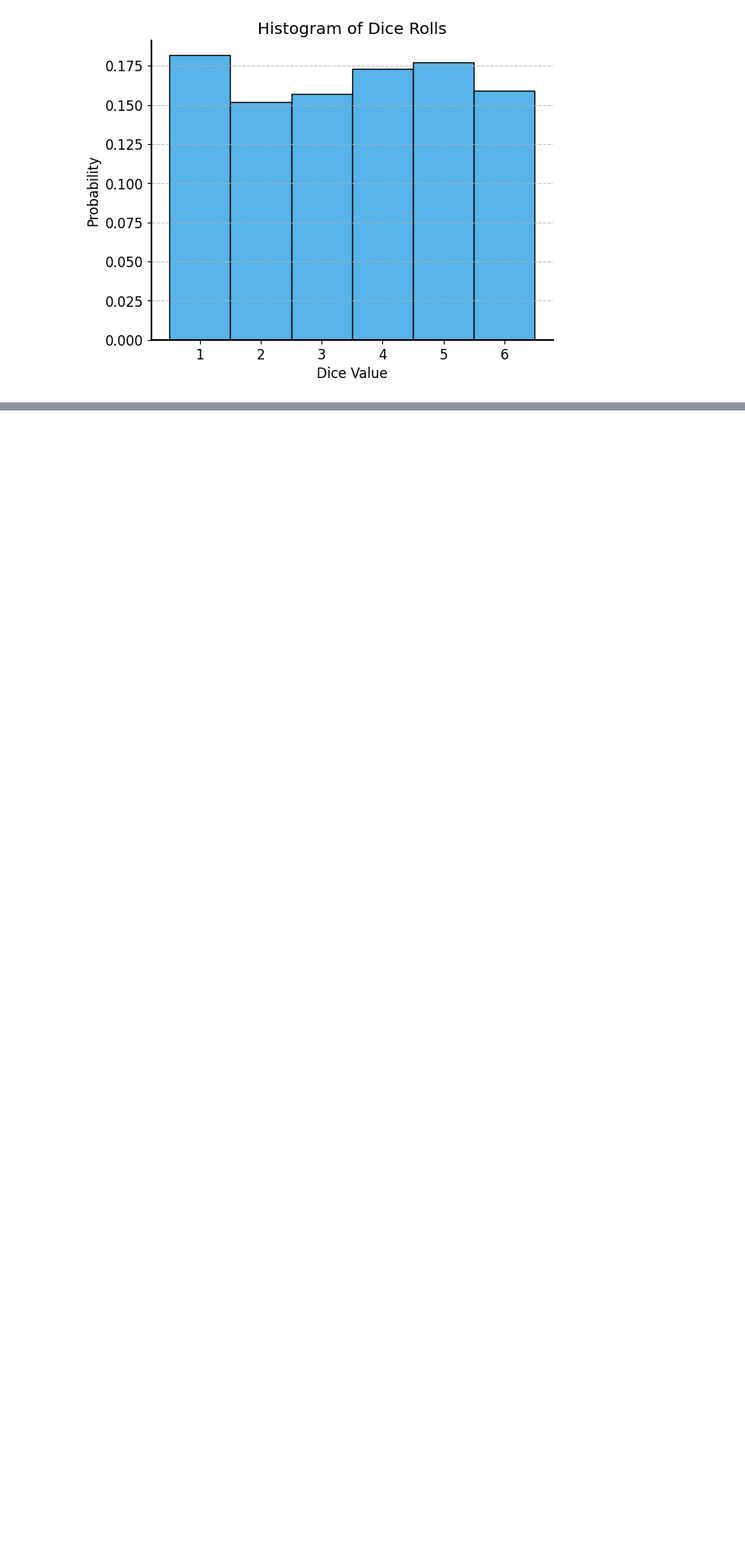
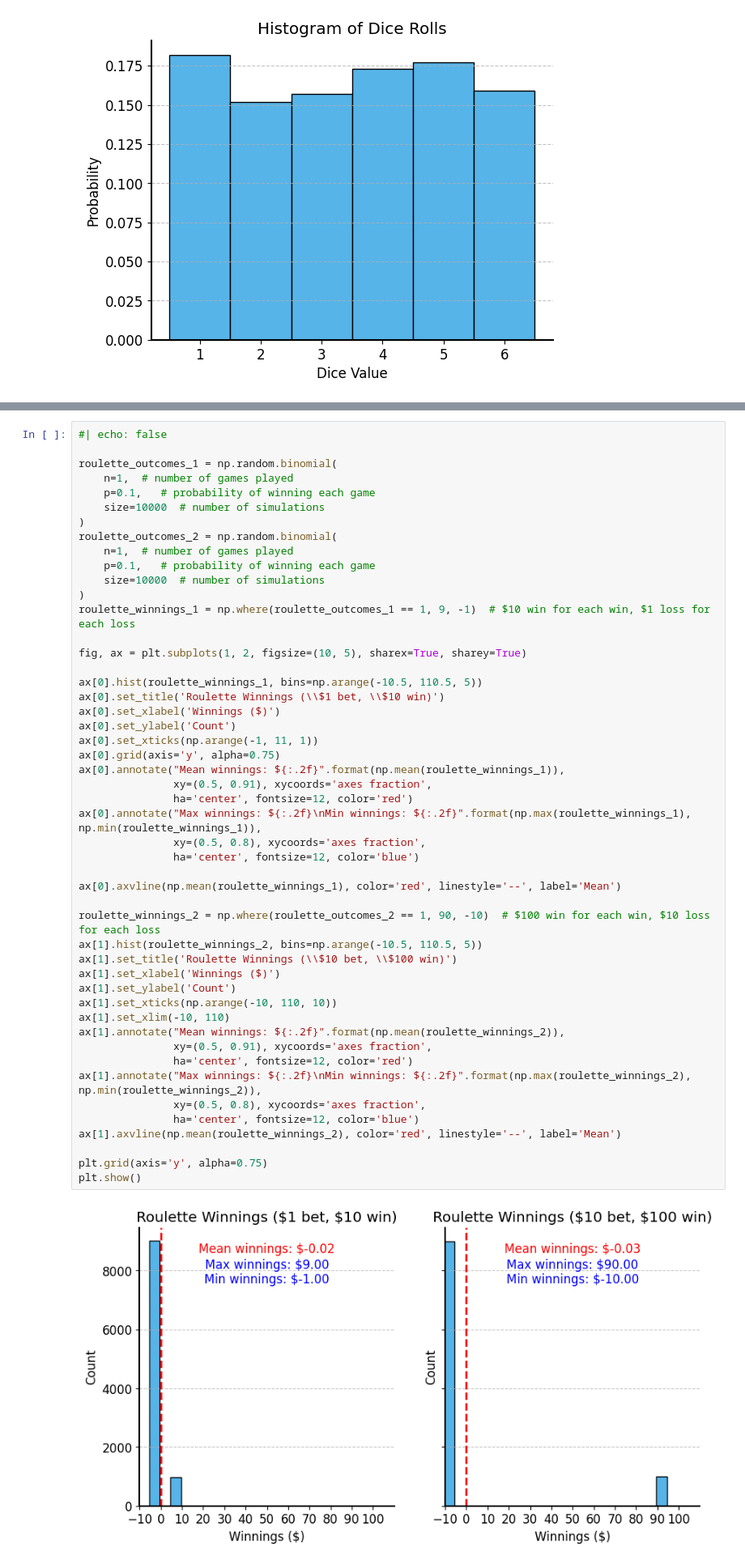
Before and after one commit to jrudoler-teaching/understanding-uncertainty, a Jupyter notebook: notebooks/lecture-02.ipynb, the cells around one changed output, grey strips where cells are left out. Shown: that part at 81% size. Drawn from its saved outputs; the diff is of its cells as text; blank space fills up the shorter version.

```diff
--- a/notebooks/lecture-02.ipynb
+++ b/notebooks/lecture-02.ipynb
@@ -405,0 +440,51 @@ The way to think about this is that the expectation is a weighted average of all
+# %%
+#| echo: false
+
+roulette_outcomes_1 = np.random.binomial(
+    n=1,  # number of games played
+    p=0.1,   # probability of winning each game
+    size=10000  # number of simulations
+)
+roulette_outcomes_2 = np.random.binomial(
+    n=1,  # number of games played
+    p=0.1,   # probability of winning each game
+    size=10000  # number of simulations
+)
+roulette_winnings_1 = np.where(roulette_outcomes_1 == 1, 9, -1)  # $10 win for each win, $1 loss for each loss
+
+fig, ax = plt.subplots(1, 2, figsize=(10, 5), sharex=True, sharey=True)
+
+ax[0].hist(roulette_winnings_1, bins=np.arange(-10.5, 110.5, 5))
+ax[0].set_title('Roulette Winnings (\\$1 bet, \\$10 win)')
+ax[0].set_xlabel('Winnings ($)')
+ax[0].set_ylabel('Count')
+ax[0].set_xticks(np.arange(-1, 11, 1))
+ax[0].grid(axis='y', alpha=0.75)
+ax[0].annotate("Mean winnings: ${:.2f}".format(np.mean(roulette_winnings_1)),
+               xy=(0.5, 0.91), xycoords='axes fraction',
+               ha='center', fontsize=12, color='red')
+ax[0].annotate("Max winnings: ${:.2f}\nMin winnings: ${:.2f}".format(np.max(roulette_winnings_1), np.min(roulette_winnings_1)),
+               xy=(0.5, 0.8), xycoords='axes fraction',
+               ha='center', fontsize=12, color='blue')
+
+ax[0].axvline(np.mean(roulette_winnings_1), color='red', linestyle='--', label='Mean')
+
+roulette_winnings_2 = np.where(roulette_outcomes_2 == 1, 90, -10)  # $100 win for each win, $10 loss for each loss
+ax[1].hist(roulette_winnings_2, bins=np.arange(-10.5, 110.5, 5))
+ax[1].set_title('Roulette Winnings (\\$10 bet, \\$100 win)')
+ax[1].set_xlabel('Winnings ($)')
+ax[1].set_ylabel('Count')
+ax[1].set_xticks(np.arange(-10, 110, 10))
+ax[1].set_xlim(-10, 110)
+ax[1].annotate("Mean winnings: ${:.2f}".format(np.mean(roulette_winnings_2)),
+               xy=(0.5, 0.91), xycoords='axes fraction',
+               ha='center', fontsize=12, color='red')
+ax[1].annotate("Max winnings: ${:.2f}\nMin winnings: ${:.2f}".format(np.max(roulette_winnings_2), np.min(roulette_winnings_2)),
+               xy=(0.5, 0.8), xycoords='axes fraction',
+               ha='center', fontsize=12, color='blue')
+ax[1].axvline(np.mean(roulette_winnings_2), color='red', linestyle='--', label='Mean')
+
+plt.grid(axis='y', alpha=0.75)
+plt.show()
+# %% [output]
+[figure, added]
```
Also changed, not shown: parts of 2 cells of this notebook, 9 other files.
